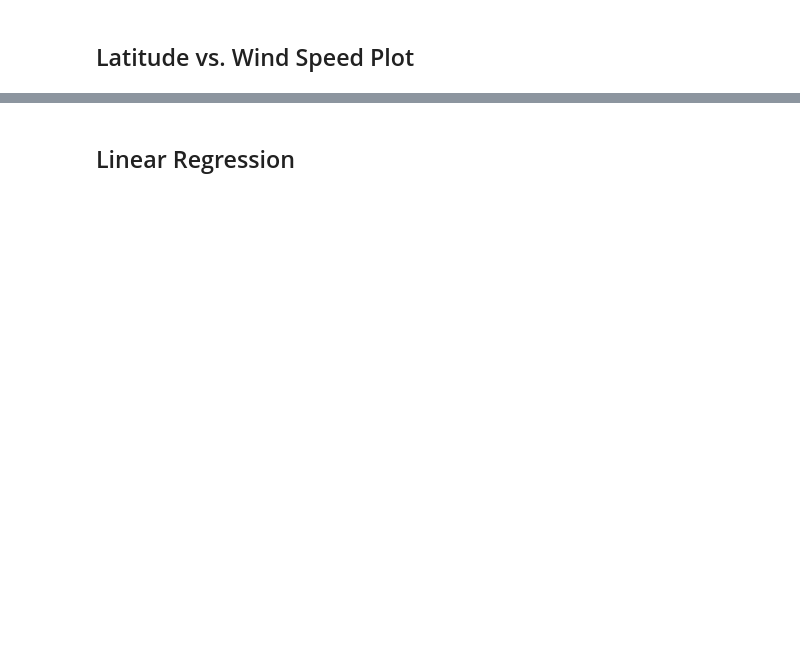
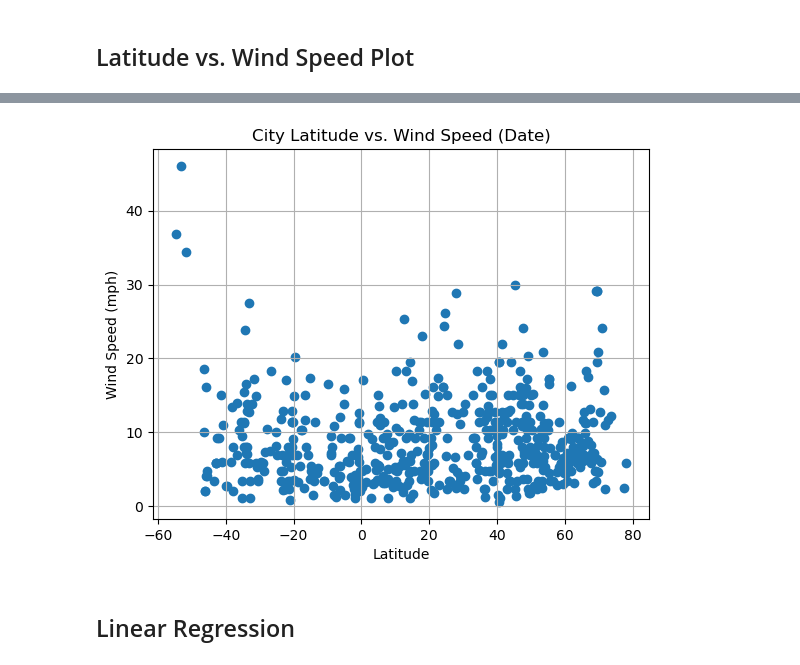
Before and after one commit to vgpass/python_api-challenge, a Jupyter notebook: WeatherPy/WeatherPyworking.ipynb, the cells around one changed output, grey strips where cells are left out. Cells and saved outputs as stored; diff of their text form; code cells hidden in the pictures; blank space fills up the shorter version.

```diff
--- a/WeatherPy/WeatherPyworking.ipynb
+++ b/WeatherPy/WeatherPyworking.ipynb
@@ -249,2 +315,11 @@ Int64Index([], dtype='int64')
+# %%
+plt.scatter(cities_clean_data['Lat'], cities_clean_data['Wind Speed'])
+plt.title('City Latitude vs. Wind Speed (Date)')
+plt.xlabel('Latitude')
+plt.ylabel('Wind Speed (mph)')
+plt.grid()
+plt.show()
+# %% [output]
+[figure, added]
 # %% [markdown]
 ## Linear Regression
```
Also changed, not shown: parts of 42 cells of this notebook, 3 other files.
